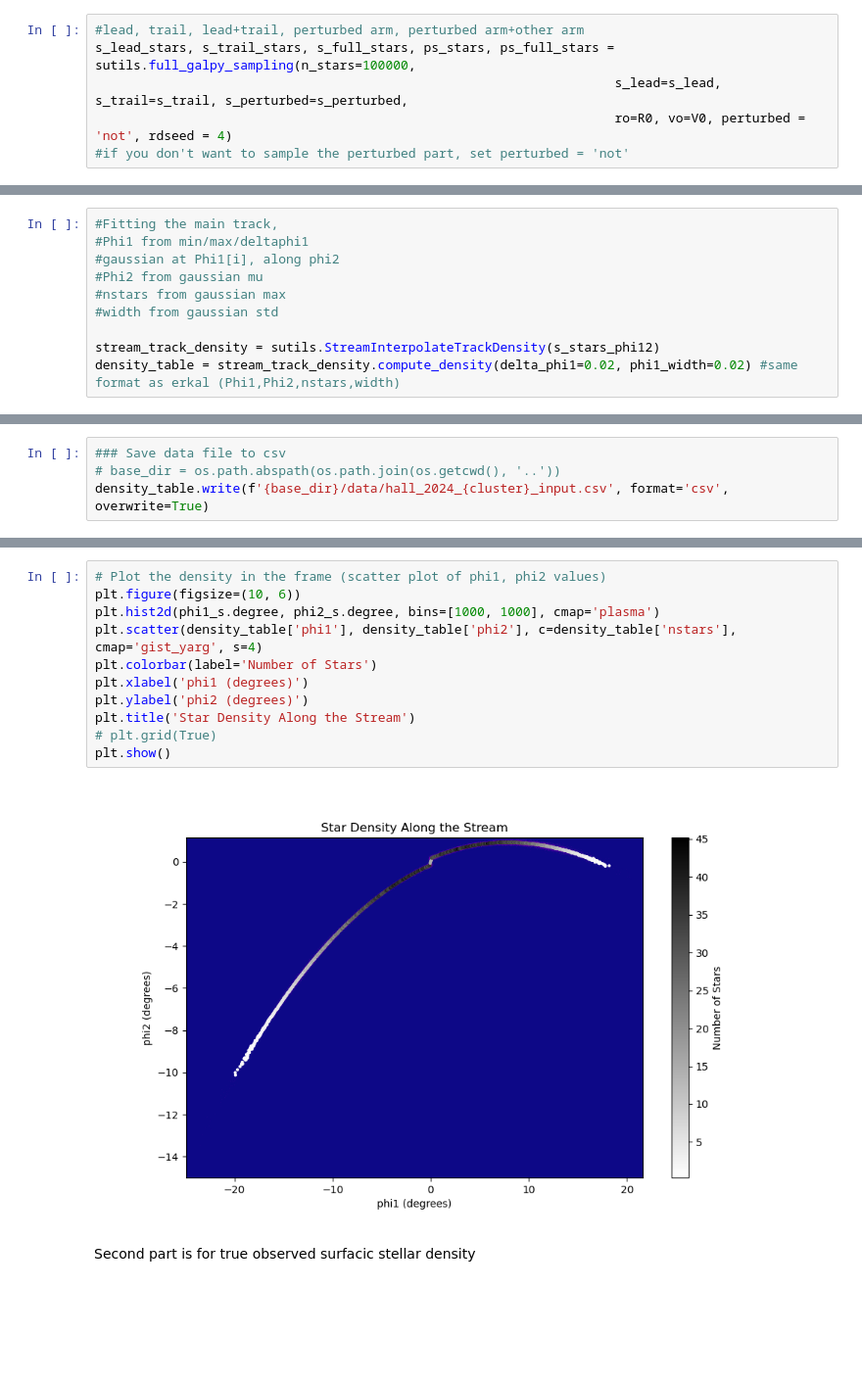
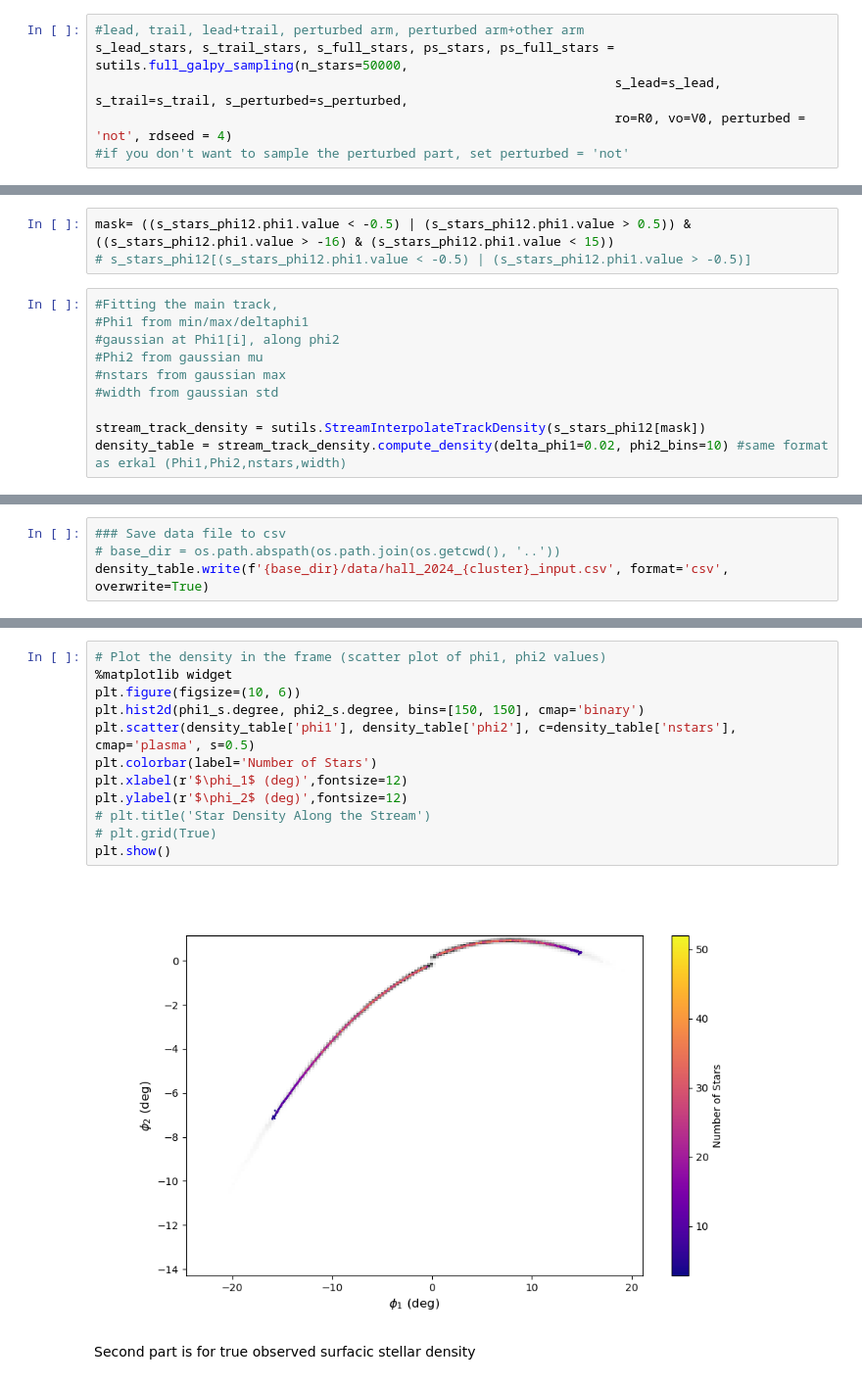
Before and after one commit to LSSTDESC/stream_sim, a Jupyter notebook: notebooks/stream_sim_galpy.ipynb, the cells around one changed output, grey strips where cells are left out. Shown at 98% size. Cells and saved outputs as stored; diff of their text form; blank space fills up the shorter version.

```diff
--- a/notebooks/stream_sim_galpy.ipynb
+++ b/notebooks/stream_sim_galpy.ipynb
@@ -150,7 +149,7 @@ galpyWarning: In versions >1.3, the output unit of streamdf.misalignment has bee
 **Step 3: Sampling from stream pdf**
 # %%
 #lead, trail, lead+trail, perturbed arm, perturbed arm+other arm
-s_lead_stars, s_trail_stars, s_full_stars, ps_stars, ps_full_stars = sutils.full_galpy_sampling(n_stars=100000,
+s_lead_stars, s_trail_stars, s_full_stars, ps_stars, ps_full_stars = sutils.full_galpy_sampling(n_stars=50000,
                                                                     s_lead=s_lead, s_trail=s_trail, s_perturbed=s_perturbed,
                                                                     ro=R0, vo=V0, perturbed = 'not', rdseed = 4)
 #if you don't want to sample the perturbed part, set perturbed = 'not'
@@ -340,6 +336,9 @@ plt.show()
 # Stellar stream Density
 # %% [markdown]
 Now that we got star distribution along the stream, we are interested in computing the density along the track. To do so we define a function that count the number of star in a given box. The density is defined as follow: Phi1 increase linearly in the range [Phimin,Phimax]. To each interval [Phi1-deltaPhi1,Phi1+deltaPhi1] is assigned a mid track width value Phi2. It is sum the number of stars in the column of witdh w corresponding to Phi1[i], where w is the sum of each bin size in the Phi2 direction, i.e. the width of the track. final"density_table" is in the same format as the erkal.csv file from stream_sim
+# %%
+mask= ((s_stars_phi12.phi1.value < -0.5) | (s_stars_phi12.phi1.value > 0.5)) & ((s_stars_phi12.phi1.value > -16) & (s_stars_phi12.phi1.value < 15))
+# s_stars_phi12[(s_stars_phi12.phi1.value < -0.5) | (s_stars_phi12.phi1.value > -0.5)]
 # %%
 #Fitting the main track,
 #Phi1 from min/max/deltaphi1
@@ -348,7 +347,7 @@ Now that we got star distribution along the stream, we are interested in computi
 #nstars from gaussian max
 #width from gaussian std
 
-stream_track_density = sutils.StreamInterpolateTrackDensity(s_stars_phi12)
-density_table = stream_track_density.compute_density(delta_phi1=0.02, phi1_width=0.02) #same format as erkal (Phi1,Phi2,nstars,width)
+stream_track_density = sutils.StreamInterpolateTrackDensity(s_stars_phi12[mask])
+density_table = stream_track_density.compute_density(delta_phi1=0.02, phi2_bins=10) #same format as erkal (Phi1,Phi2,nstars,width)
 # %%
 #Check if fit works
@@ -371,16 +370,17 @@ plt.show()
 # %%
 # Plot the density in the frame (scatter plot of phi1, phi2 values)
+%matplotlib widget
 plt.figure(figsize=(10, 6))
-plt.hist2d(phi1_s.degree, phi2_s.degree, bins=[1000, 1000], cmap='plasma')
-plt.scatter(density_table['phi1'], density_table['phi2'], c=density_table['nstars'], cmap='gist_yarg', s=4)
+plt.hist2d(phi1_s.degree, phi2_s.degree, bins=[150, 150], cmap='binary')
+plt.scatter(density_table['phi1'], density_table['phi2'], c=density_table['nstars'], cmap='plasma', s=0.5)
 plt.colorbar(label='Number of Stars')
-plt.xlabel('phi1 (degrees)')
-plt.ylabel('phi2 (degrees)')
-plt.title('Star Density Along the Stream')
+plt.xlabel(r'$\phi_1$ (deg)',fontsize=12)
+plt.ylabel(r'$\phi_2$ (deg)',fontsize=12)
+# plt.title('Star Density Along the Stream')
 # plt.grid(True)
 plt.show()
 # %% [output]
-[figure, old version]
+[figure, new version]
 # %% [markdown]
 Second part is for true observed surfacic stellar density
 # %%
```
Also changed, not shown: parts of 11 cells of this notebook, 6 other files.
